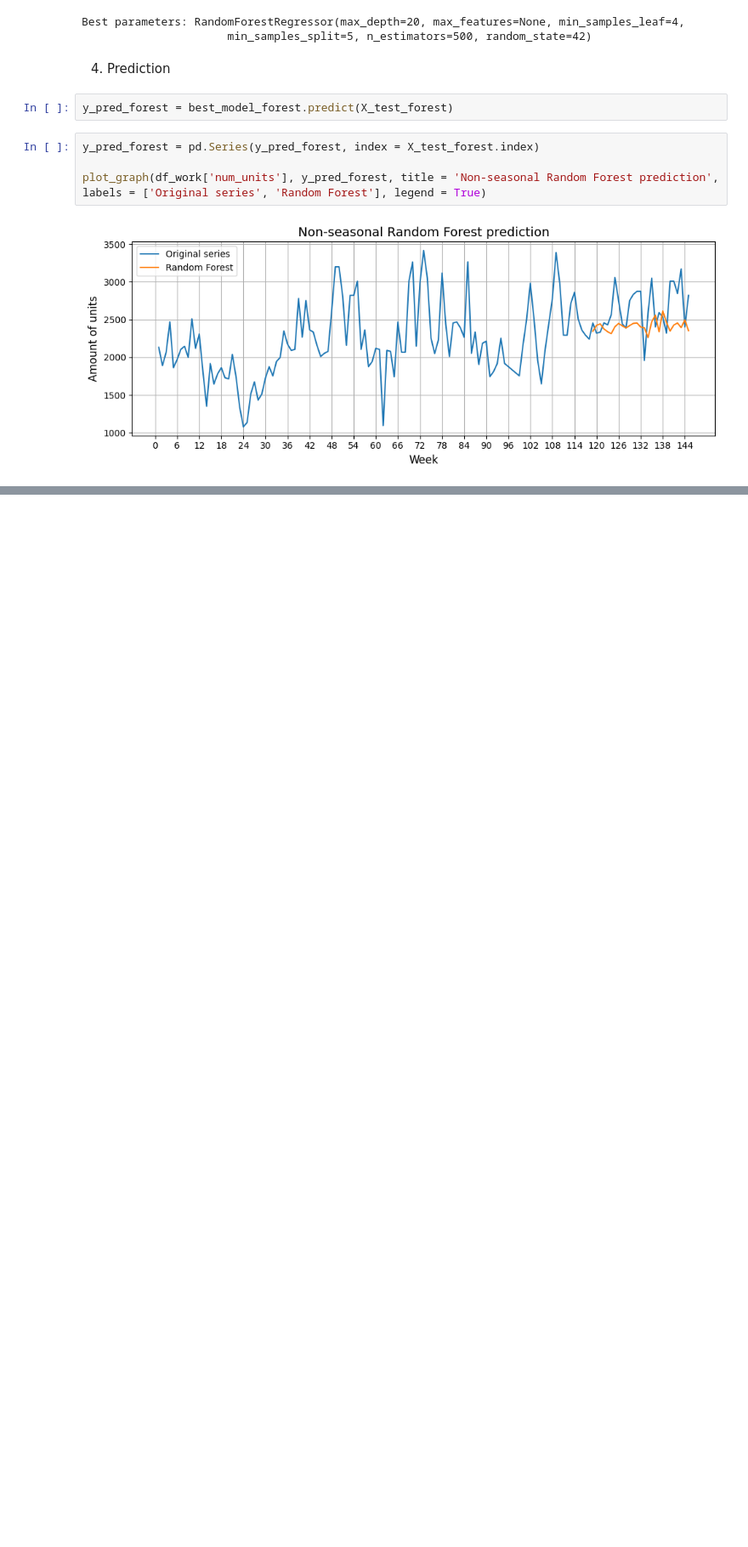
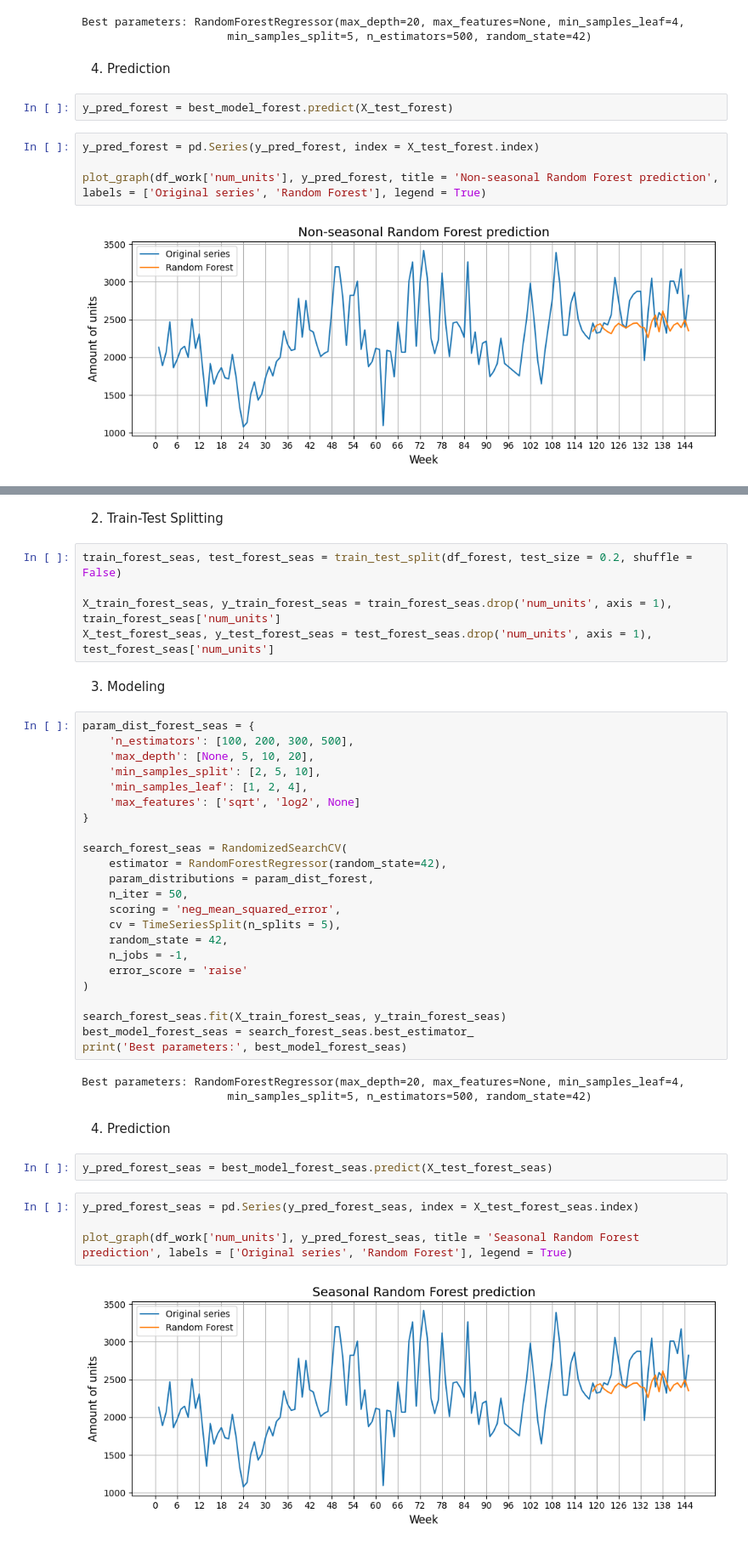
Before and after one commit to AwanRaskall/ml-demand-driven-order-planning, a Jupyter notebook: product_demand_prediction.ipynb, the cells around one changed output, grey strips where cells are left out. Shown at 85% size. Saved outputs shown, nothing was run; the diff lists cells and outputs as text; blank space fills up the shorter version.

Commit message:
First seasonal Random Forest model is written

```diff
--- a/product_demand_prediction.ipynb
+++ b/product_demand_prediction.ipynb
@@ -1177,0 +1217,45 @@ plot_graph(df_work['num_units'], y_pred_forest, title = 'Non-seasonal Random For
+# %% [markdown]
+2. Train-Test Splitting
+# %%
+train_forest_seas, test_forest_seas = train_test_split(df_forest, test_size = 0.2, shuffle = False)
+
+X_train_forest_seas, y_train_forest_seas = train_forest_seas.drop('num_units', axis = 1), train_forest_seas['num_units']
+X_test_forest_seas, y_test_forest_seas = test_forest_seas.drop('num_units', axis = 1), test_forest_seas['num_units']
+# %% [markdown]
+3. Modeling
+# %%
+param_dist_forest_seas = {
+    'n_estimators': [100, 200, 300, 500],
+    'max_depth': [None, 5, 10, 20],
+    'min_samples_split': [2, 5, 10],
+    'min_samples_leaf': [1, 2, 4],
+    'max_features': ['sqrt', 'log2', None]
+}
+
+search_forest_seas = RandomizedSearchCV(
+    estimator = RandomForestRegressor(random_state=42),
+    param_distributions = param_dist_forest,
+    n_iter = 50,
+    scoring = 'neg_mean_squared_error',
+    cv = TimeSeriesSplit(n_splits = 5),
+    random_state = 42,
+    n_jobs = -1,
+    error_score = 'raise'
+)
+
+search_forest_seas.fit(X_train_forest_seas, y_train_forest_seas)
+best_model_forest_seas = search_forest_seas.best_estimator_
+print('Best parameters:', best_model_forest_seas)
+# %% [output]
+Best parameters: RandomForestRegressor(max_depth=20, max_features=None, min_samples_leaf=4,
+                      min_samples_split=5, n_estimators=500, random_state=42)
+# %% [markdown]
+4. Prediction
+# %%
+y_pred_forest_seas = best_model_forest_seas.predict(X_test_forest_seas)
+# %%
+y_pred_forest_seas = pd.Series(y_pred_forest_seas, index = X_test_forest_seas.index)
+
+plot_graph(df_work['num_units'], y_pred_forest_seas, title = 'Seasonal Random Forest prediction', labels = ['Original series', 'Random Forest'], legend = True)
+# %% [output]
+[figure, added]
```
Also changed, not shown: parts of 6 cells of this notebook.
